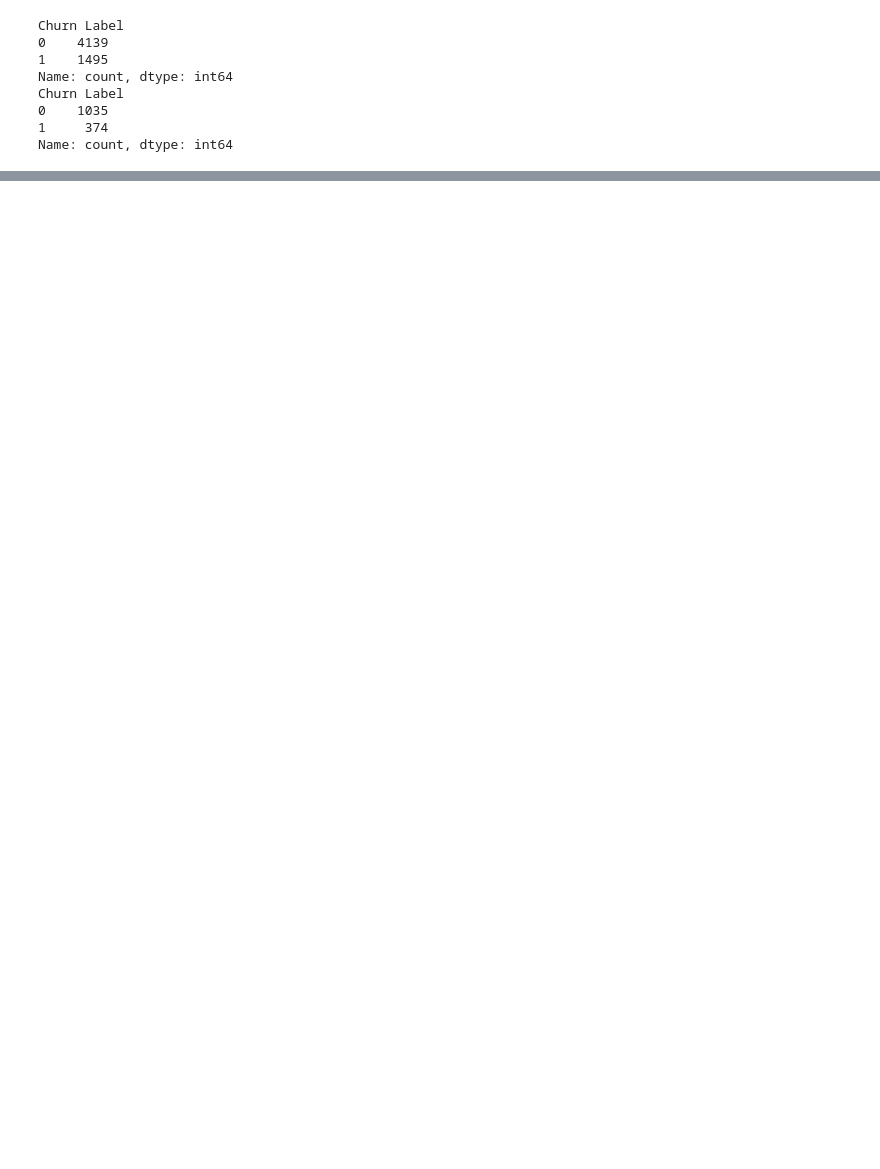
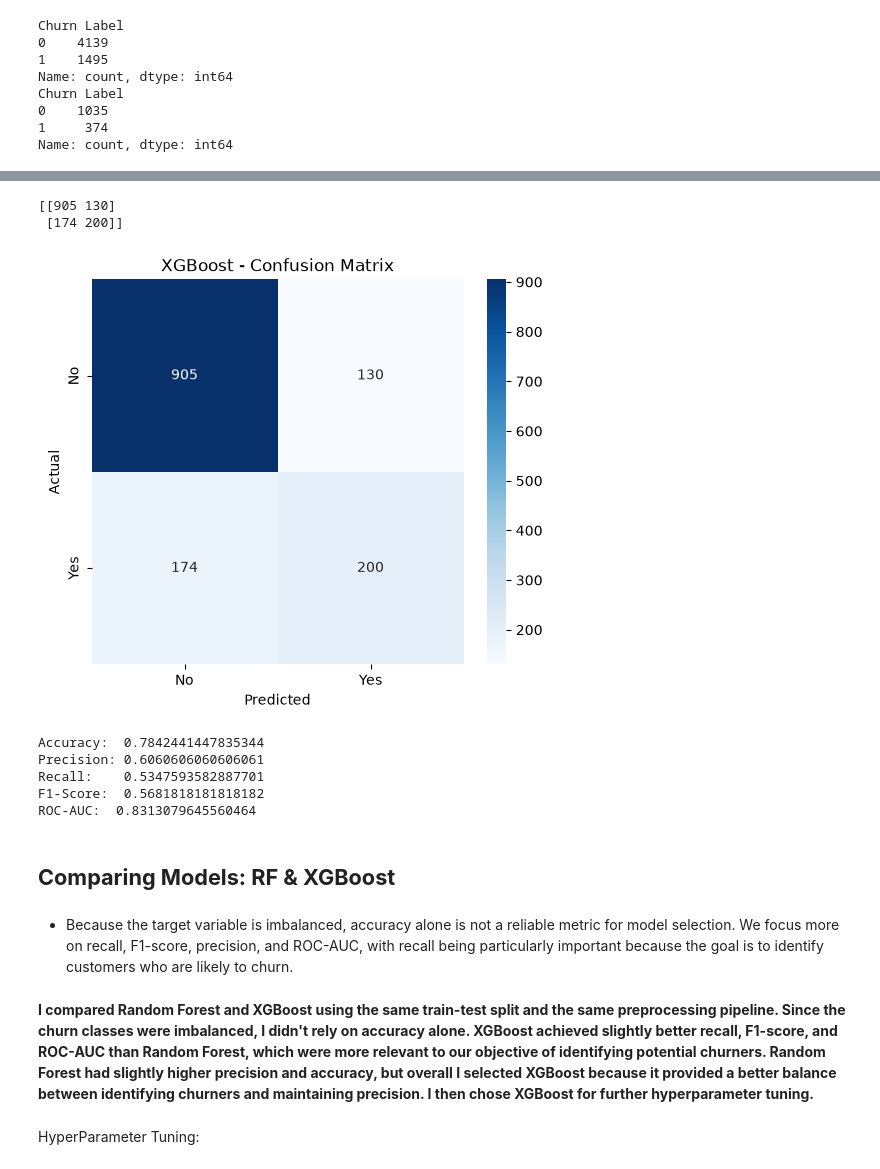
Before and after one commit to ArjunTechie118/Costumer-Churn-Prediction, a Jupyter notebook: notebook/02_model_training.ipynb, the cells around one changed output, grey strips where cells are left out. Cells and saved outputs as stored; diff of their text form; code cells hidden in the pictures; blank space fills up the shorter version.

Commit message:
Model Training

```diff
--- a/notebook/02_model_training.ipynb
+++ b/notebook/02_model_training.ipynb
@@ -337,0 +371,2 @@ ValueError: Invalid classes inferred from unique values of `y`.  Expected: [0 1]
+# %%
+xgb_pipeline.fit(X_train, Y_train)
@@ -337,0 +391,56 @@ ValueError: Invalid classes inferred from unique values of `y`.  Expected: [0 1]
+# %%
+Y_pred_xgb = xgb_pipeline.predict(X_test)
+# %%
+cm_xgb = confusion_matrix(Y_test, Y_pred_xgb)
+
+print(cm_xgb)
+# %% [output]
+[[905 130]
+ [174 200]]
+# %%
+plt.figure(figsize=(6,5))
+sns.heatmap(
+    cm_xgb,
+    annot=True,
+    fmt="d",
+    cmap="Blues",
+    xticklabels=["No", "Yes"],
+    yticklabels=["No", "Yes"])
+plt.xlabel("Predicted")
+plt.ylabel("Actual")
+plt.title("XGBoost - Confusion Matrix")
+
+plt.show()
+# %% [output]
+[figure, added]
+# %%
+print("Accuracy: ",
+      accuracy_score(Y_test, Y_pred_xgb))
+
+print("Precision:",
+      precision_score(Y_test, Y_pred_xgb))
+
+print("Recall:   ",
+      recall_score(Y_test, Y_pred_xgb))
+
+print("F1-Score: ",
+      f1_score(Y_test, Y_pred_xgb))
+
+print(
+    "ROC-AUC: ", roc_auc_score
+    (Y_test,
+    xgb_pipeline.predict_proba(X_test)[:, 1]))
+# %% [output]
+Accuracy:  0.7842441447835344
+Precision: 0.6060606060606061
+Recall:    0.5347593582887701
+F1-Score:  0.5681818181818182
+ROC-AUC:  0.8313079645560464
+# %% [markdown]
+## **Comparing Models: RF & XGBoost**
+# %% [markdown]
+- Because the target variable is imbalanced, accuracy alone is not a reliable metric for model selection. We focus more on recall, F1-score, precision, and ROC-AUC, with recall being particularly important because the goal is to identify customers who are likely to churn.
+# %% [markdown]
+**I compared Random Forest and XGBoost using the same train-test split and the same preprocessing pipeline. Since the churn classes were imbalanced, I didn't rely on accuracy alone. XGBoost achieved slightly better recall, F1-score, and ROC-AUC than Random Forest, which were more relevant to our objective of identifying potential churners. Random Forest had slightly higher precision and accuracy, but overall I selected XGBoost because it provided a better balance between identifying churners and maintaining precision. I then chose XGBoost for further hyperparameter tuning.**
+# %% [markdown]
+HyperParameter Tuning:
```
Also changed, not shown: parts of 102 cells of this notebook.
